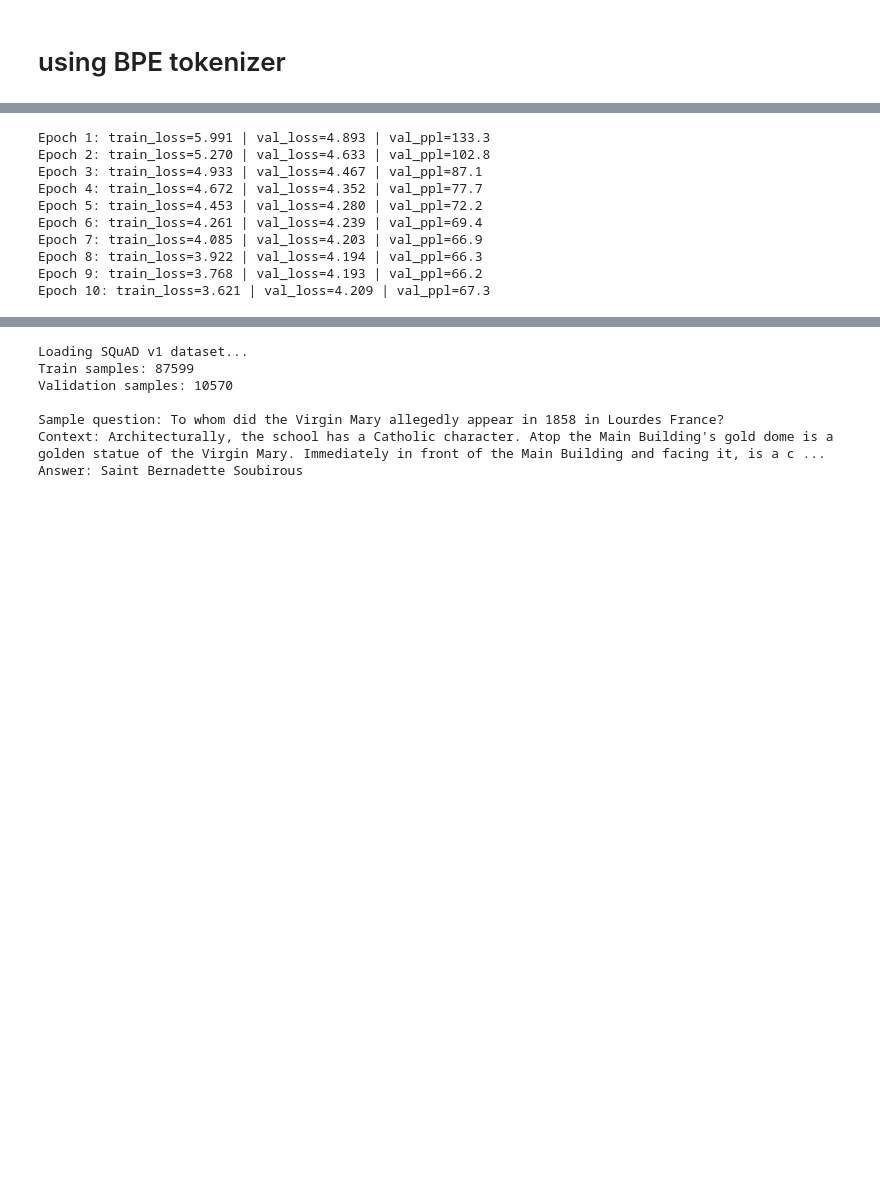
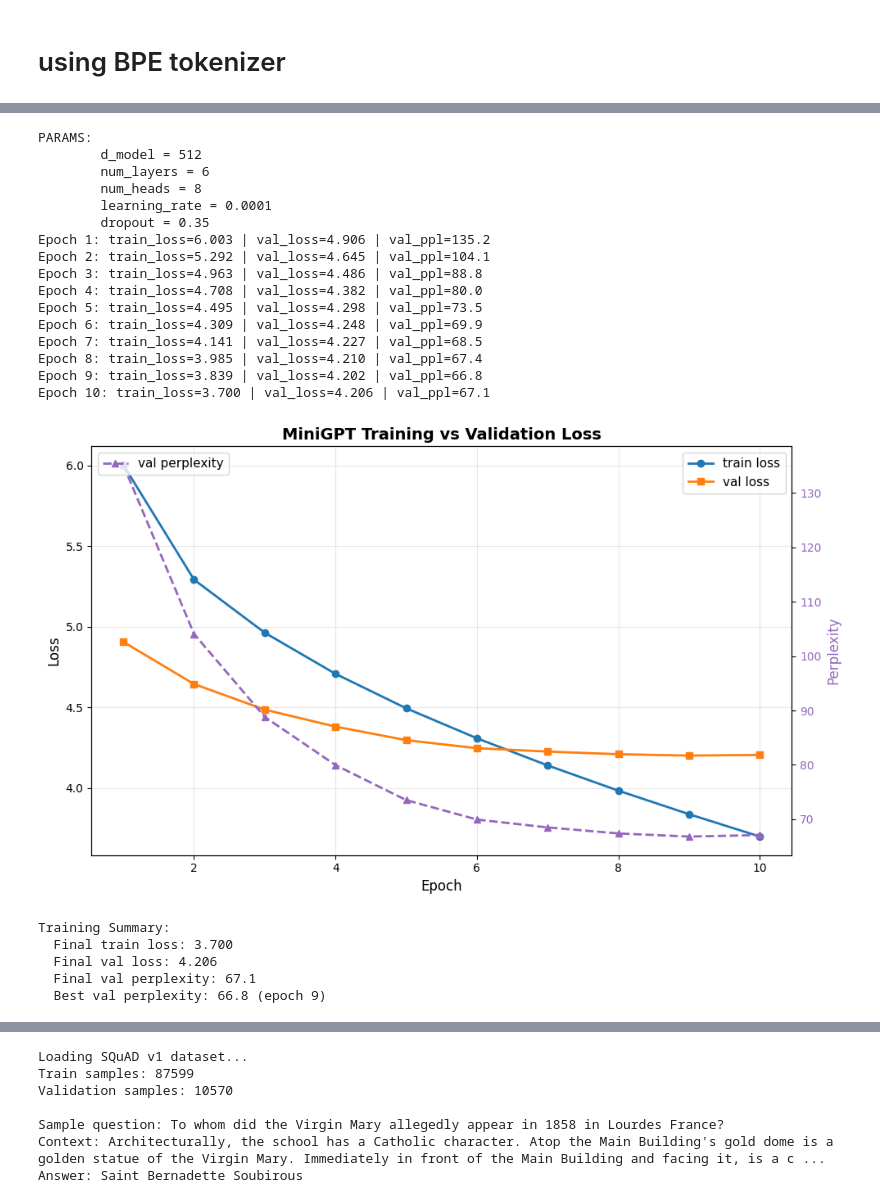
Before and after one commit to jorrynli/nlp-final, a Jupyter notebook: transformer.ipynb, the cells around one changed output, grey strips where cells are left out. Drawn from its saved outputs; the diff is of its cells as text; code cells hidden in the pictures; blank space fills up the shorter version.

```diff
--- a/transformer.ipynb
+++ b/transformer.ipynb
@@ -579,12 +642,12 @@ print(
 # %%
-d_model = 256
-num_layers = 4
-num_heads = 4
+d_model = 512
+num_layers = 6
+num_heads = 8
 learning_rate = 1e-4
 num_epochs = 10
 dropout = 0.35
 
-model = MiniGPT(vocab_size=tokenizer.get_vocab_size(), d_model=d_model,
+model = MiniGPT(vocab_size=tokenizer.get_piece_size(), d_model=d_model,
                 num_layers=num_layers, num_heads=num_heads,
                 block_size=block_size, dropout=dropout).to(DEVICE)
 optimizer = torch.optim.AdamW(model.parameters(), lr=learning_rate, weight_decay=0.01)
@@ -634,13 +697,19 @@ for epoch in range(1, num_epochs + 1):
     history.append((train_loss, val_loss, val_ppl))
     print(f"Epoch {epoch}: train_loss={train_loss:.3f} | val_loss={val_loss:.3f} | val_ppl={val_ppl:.1f}")
 # %% [output]
-Epoch 1: train_loss=5.991 | val_loss=4.893 | val_ppl=133.3
-Epoch 2: train_loss=5.270 | val_loss=4.633 | val_ppl=102.8
-Epoch 3: train_loss=4.933 | val_loss=4.467 | val_ppl=87.1
-Epoch 4: train_loss=4.672 | val_loss=4.352 | val_ppl=77.7
-Epoch 5: train_loss=4.453 | val_loss=4.280 | val_ppl=72.2
-Epoch 6: train_loss=4.261 | val_loss=4.239 | val_ppl=69.4
-Epoch 7: train_loss=4.085 | val_loss=4.203 | val_ppl=66.9
-Epoch 8: train_loss=3.922 | val_loss=4.194 | val_ppl=66.3
-Epoch 9: train_loss=3.768 | val_loss=4.193 | val_ppl=66.2
-Epoch 10: train_loss=3.621 | val_loss=4.209 | val_ppl=67.3
+PARAMS:
+        d_model = 512
+        num_layers = 6
+        num_heads = 8
+        learning_rate = 0.0001
+        dropout = 0.35
+Epoch 1: train_loss=6.003 | val_loss=4.906 | val_ppl=135.2
+Epoch 2: train_loss=5.292 | val_loss=4.645 | val_ppl=104.1
+Epoch 3: train_loss=4.963 | val_loss=4.486 | val_ppl=88.8
+Epoch 4: train_loss=4.708 | val_loss=4.382 | val_ppl=80.0
+Epoch 5: train_loss=4.495 | val_loss=4.298 | val_ppl=73.5
+Epoch 6: train_loss=4.309 | val_loss=4.248 | val_ppl=69.9
+Epoch 7: train_loss=4.141 | val_loss=4.227 | val_ppl=68.5
+Epoch 8: train_loss=3.985 | val_loss=4.210 | val_ppl=67.4
+Epoch 9: train_loss=3.839 | val_loss=4.202 | val_ppl=66.8
+Epoch 10: train_loss=3.700 | val_loss=4.206 | val_ppl=67.1
@@ -819 +716,41 @@ class MiniGPT(nn.Module):
+# %%
+# Plot training curves
+if history:
+    epochs = list(range(1, len(history) + 1))
+    train_losses = [h[0] for h in history]
+    val_losses = [h[1] for h in history]
+    val_ppls = [h[2] for h in history]
+
+    fig, ax1 = plt.subplots(figsize=(10, 6))
+    ax1.plot(epochs, train_losses, label='train loss', marker='o', linewidth=2)
+    ax1.plot(epochs, val_losses, label='val loss', marker='s', linewidth=2)
+    ax1.set_xlabel('Epoch', fontsize=12)
+    ax1.set_ylabel('Loss', fontsize=12)
+    ax1.set_title('MiniGPT Training vs Validation Loss', fontsize=14, fontweight='bold')
+    ax1.grid(True, alpha=0.3)
+    ax1.legend(loc='upper right', fontsize=11)
+
+    ax2 = ax1.twinx()
+    ax2.plot(epochs, val_ppls, color='tab:purple', label='val perplexity', linestyle='--', marker='^', linewidth=2)
+    ax2.set_ylabel('Perplexity', fontsize=12, color='tab:purple')
+    ax2.tick_params(axis='y', labelcolor='tab:purple')
+    ax2.legend(loc='upper left', fontsize=11)
+
+    plt.tight_layout()
+    plt.show()
+
+    print(f"\nTraining Summary:")
+    print(f"  Final train loss: {train_losses[-1]:.3f}")
+    print(f"  Final val loss: {val_losses[-1]:.3f}")
+    print(f"  Final val perplexity: {val_ppls[-1]:.1f}")
+    print(f"  Best val perplexity: {min(val_ppls):.1f} (epoch {epochs[val_ppls.index(min(val_ppls))]})")
+else:
+    print('History is empty; run the training cell first.')
+# %% [output]
+[figure, added]
+Training Summary:
+  Final train loss: 3.700
+  Final val loss: 4.206
+  Final val perplexity: 67.1
+  Best val perplexity: 66.8 (epoch 9)
 # %%
```
Also changed, not shown: parts of 41 cells of this notebook.
